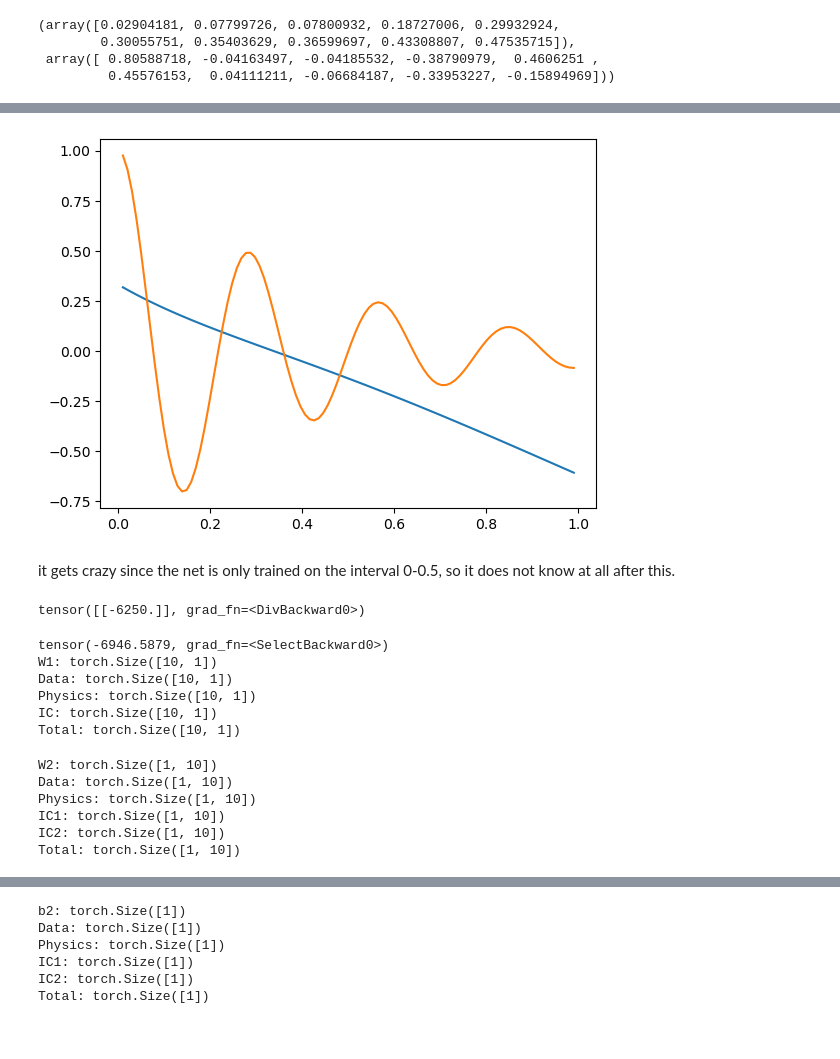
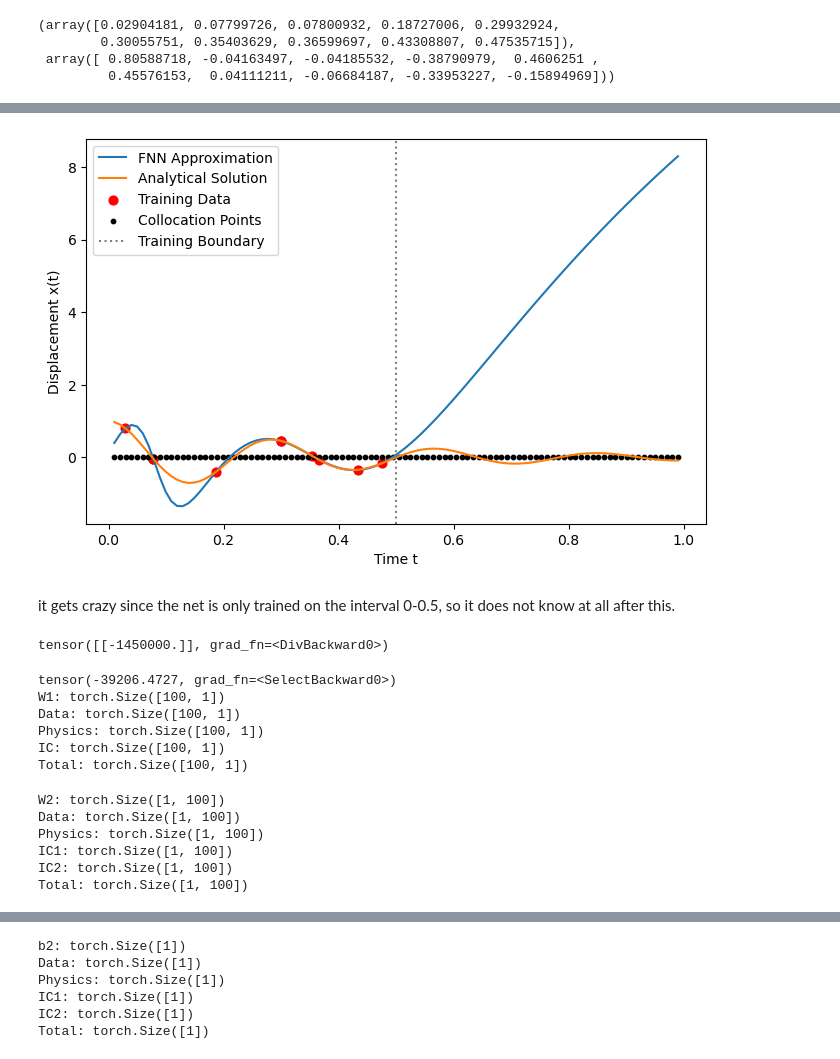
Before and after one commit to s234933/PINN, a Jupyter notebook: PINN-project-code_v.2.ipynb, the cells around one changed output, grey strips where cells are left out. Drawn from its saved outputs; the diff is of its cells as text; code cells hidden in the pictures.

```diff
--- a/PINN-project-code_v.2.ipynb
+++ b/PINN-project-code_v.2.ipynb
@@ -32,7 +32,7 @@ from torch import nn
 import torch.nn.functional as F
 
 
-num_hidden = 10
+num_hidden = 100
 num_features = 1
 num_output = 1
 
@@ -150,6 +147,4 @@ def data_generator(n_samples=100, m=1, k=500, mu=5):
 
     return t, y
 
-data2 = data_generator(n_samples=100, m=1, k=500, mu=5)
-
-data2
+colloc_data = data_generator(n_samples=100, m=1, k=500, mu=5)
@@ -174,17 +151,28 @@ data2
+# %%
+
+plotting_data = data_generator(n_samples=100, m=1, k=500, mu=5)
 # %%
-te_input = torch.from_numpy(data2[0]).float().reshape(-1, 1)
-te_target = torch.from_numpy(data2[1]).float().reshape(-1, 1)
+te_input = torch.from_numpy(plotting_data[0]).float().reshape(-1, 1)
+te_target = torch.from_numpy(plotting_data[1]).float().reshape(-1, 1)
 
 
 with torch.no_grad():
     te_output = net(te_input)
 # %%
 import matplotlib.pyplot as plt
-plt.plot(te_input,te_output)
-plt.plot(te_input,te_target)
+
+plt.figure(figsize=(8, 5))
+plt.plot(te_input,te_output, label="FNN Approximation")
+plt.plot(te_input,te_target, label="Analytical Solution")
+plt.scatter(data[0], data[1], color="red", label="Training Data", s=40)
+plt.scatter(colloc_data[0], np.zeros(len(colloc_data[0])), color="black", label="Collocation Points", s=10)
+plt.axvline(0.5, color="gray", linestyle=":", label="Training Boundary")
+plt.xlabel("Time t")
+plt.ylabel("Displacement x(t)")
+plt.legend()
 plt.show()
 # %% [output]
-[figure, old version]
+[figure, new version]
 # %% [markdown]
 it gets crazy since the net is only trained on the interval 0-0.5, so it does not know at all after this.
 # %%
@@ -267,9 +219,9 @@ data_colloc = data_generator(n_samples=10, m=1, k=500, mu=5)
 ## finite difference calculations
 
 
-data_input=torch.from_numpy(data_data[0]).float().reshape(-1, 1)
-data_target=torch.from_numpy(data_data[1]).float().reshape(-1, 1)
-colloc_input=torch.from_numpy(data_colloc[0]).float().reshape(-1, 1)
+data_input=torch.from_numpy(data[0]).float().reshape(-1, 1)
+data_target=torch.from_numpy(data[1]).float().reshape(-1, 1)
+colloc_input=torch.from_numpy(colloc_data[0]).float().reshape(-1, 1)
 
 
 net = Net()
@@ -290,7 +242,7 @@ loss_approx = (loss_plus- loss_minus)/(2*epsilon)
 
 loss_approx
 # %% [output]
-tensor([[-6250.]], grad_fn=<DivBackward0>)
+tensor([[-1450000.]], grad_fn=<DivBackward0>)
 # %%
 ## Analytical gradient calculations
 
@@ -344,8 +296,8 @@ r3_d_W1 = 500*(W2*tanh_a_d)*colloc_input
 residual_d_W1= r1_d_W1 + r2_d_W1 + r3_d_W1
 
 
-lambda_phys=1.0
-lambda_IC= 1.0
+lambda_phys=1
+lambda_IC= 1
 
 ##g_data_W1 = 2*torch.mean((data_out-data_target)*((W2*tanh_b_d).T*data_input), dim=0)
 
@@ -370,20 +322,20 @@ print("Physics:", g_phys_W1.shape)
 print("IC:", g_IC_W1.shape)
 print("Total:", g_total_W1.shape)
 # %% [output]
-tensor(-6946.5879, grad_fn=<SelectBackward0>)
-W1: torch.Size([10, 1])
-Data: torch.Size([10, 1])
-Physics: torch.Size([10, 1])
-IC: torch.Size([10, 1])
-Total: torch.Size([10, 1])
+tensor(-39206.4727, grad_fn=<SelectBackward0>)
+W1: torch.Size([100, 1])
+Data: torch.Size([100, 1])
+Physics: torch.Size([100, 1])
+IC: torch.Size([100, 1])
+Total: torch.Size([100, 1])
 # %%
 ## Analytical gradient calculations
 
 ## gradient of loss w.r.t W2
 
-data_input=torch.from_numpy(data_data[0]).float().reshape(-1, 1)
-data_target=torch.from_numpy(data_data[1]).float().reshape(-1, 1)
-colloc_input=torch.from_numpy(data_colloc[0]).float().reshape(-1, 1)
+data_input=torch.from_numpy(data[0]).float().reshape(-1, 1)
+data_target=torch.from_numpy(data[1]).float().reshape(-1, 1)
+colloc_input=torch.from_numpy(colloc_data[0]).float().reshape(-1, 1)
 
 
 net = Net()
@@ -460,12 +412,12 @@ print("IC1:", g_IC1_W2.shape)
 print("IC2:", g_IC2_W2.shape)
 print("Total:", g_total_W2.shape)
 # %% [output]
-W2: torch.Size([1, 10])
-Data: torch.Size([1, 10])
-Physics: torch.Size([1, 10])
-IC1: torch.Size([1, 10])
-IC2: torch.Size([1, 10])
-Total: torch.Size([1, 10])
+W2: torch.Size([1, 100])
+Data: torch.Size([1, 100])
+Physics: torch.Size([1, 100])
+IC1: torch.Size([1, 100])
+IC2: torch.Size([1, 100])
+Total: torch.Size([1, 100])
 # %%
 ## Analytical gradient calculations
 
```
Also changed, not shown: parts of 21 cells of this notebook.
